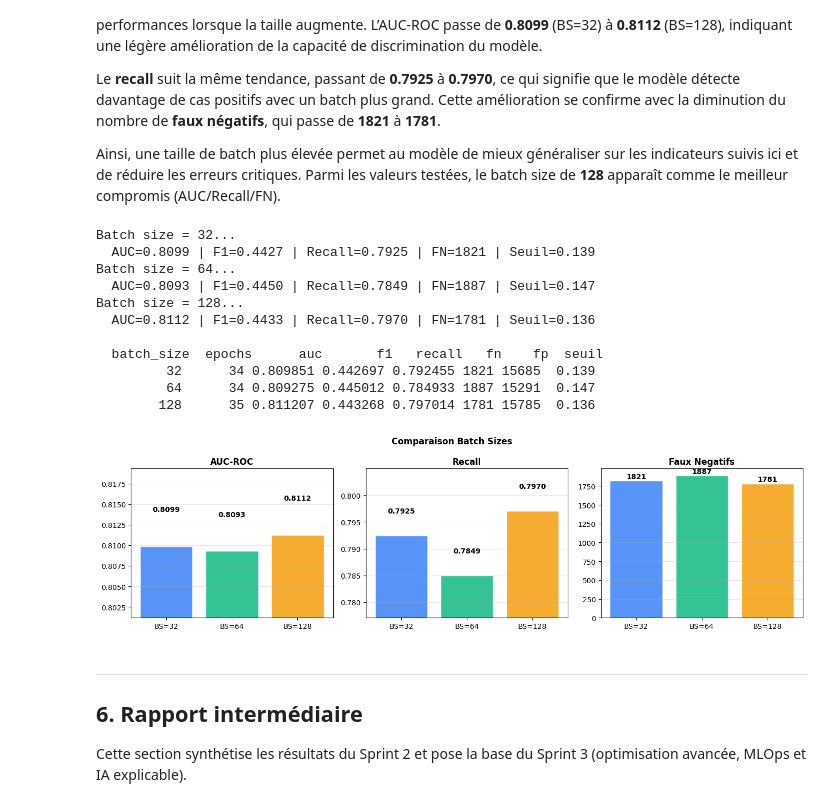
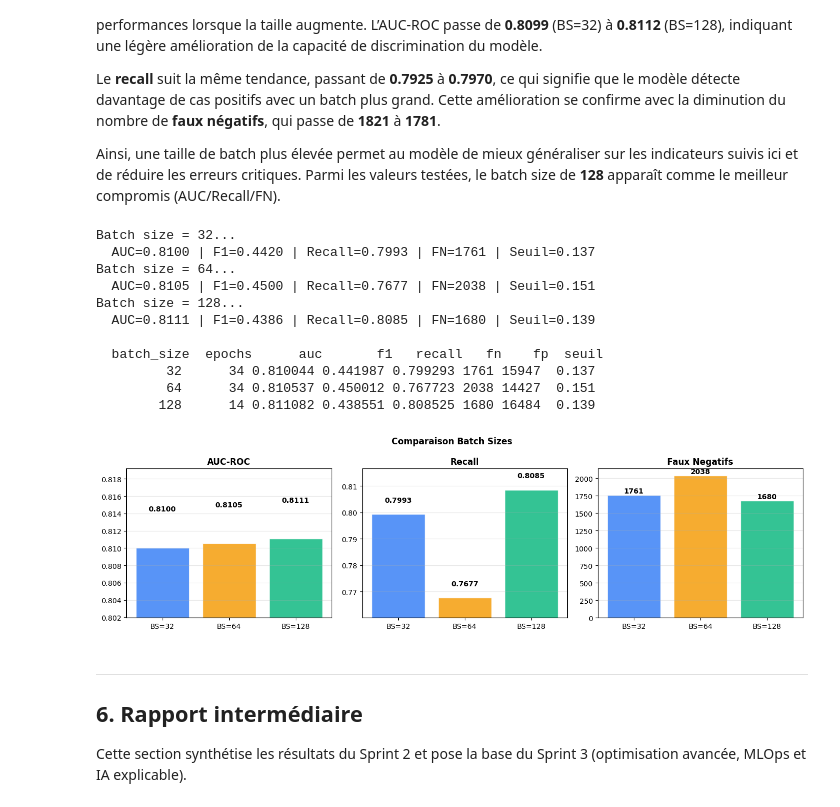
Before and after one commit to A4-CESI/deep_learning, a Jupyter notebook: 02_modelisation.ipynb, the cells around one changed output. Saved outputs shown, nothing was run; the diff lists cells and outputs as text; code cells hidden in the pictures.

```diff
--- a/02_modelisation.ipynb
+++ b/02_modelisation.ipynb
@@ -343,11 +346,11 @@ fpr_arr, tpr_arr, thr_arr = roc_curve(y_test, y_proba)
 opt_idx = np.argmax(tpr_arr - fpr_arr)
 opt_thr = thr_arr[opt_idx]
 
-print(f'Seuil par defaut : 0.050')
+print(f'Seuil par defaut : 0.5')
 print(f'Seuil optimal (Youden) : {opt_thr:.3f}')
 print()
 
-for seuil, label in [(0.05, 'Seuil 0.05'), (opt_thr, f'Seuil optimal ({opt_thr:.2f})')]:
+for seuil, label in [(0.5, 'Seuil 0.5'), (opt_thr, f'Seuil optimal ({opt_thr:.2f})')]:
     yp = (y_proba >= seuil).astype(int)
     cm_s = confusion_matrix(y_test, yp)
     tn_s, fp_s, fn_s, tp_s = cm_s.ravel()
@@ -459,38 +462,38 @@ df_res = pd.DataFrame(resultats)
 print('\n', df_res.to_string(index=False))
 # %% [output]
 Batch size = 32...
-  AUC=0.8099 | F1=0.4427 | Recall=0.7925 | FN=1821 | Seuil=0.139
+  AUC=0.8100 | F1=0.4420 | Recall=0.7993 | FN=1761 | Seuil=0.137
 Batch size = 64...
-  AUC=0.8093 | F1=0.4450 | Recall=0.7849 | FN=1887 | Seuil=0.147
+  AUC=0.8105 | F1=0.4500 | Recall=0.7677 | FN=2038 | Seuil=0.151
 Batch size = 128...
-  AUC=0.8112 | F1=0.4433 | Recall=0.7970 | FN=1781 | Seuil=0.136
+  AUC=0.8111 | F1=0.4386 | Recall=0.8085 | FN=1680 | Seuil=0.139
 
   batch_size  epochs      auc       f1   recall   fn    fp  seuil
-         32      34 0.809851 0.442697 0.792455 1821 15685  0.139
-         64      34 0.809275 0.445012 0.784933 1887 15291  0.147
-        128      35 0.811207 0.443268 0.797014 1781 15785  0.136
+         32      34 0.810044 0.441987 0.799293 1761 15947  0.137
+         64      34 0.810537 0.450012 0.767723 2038 14427  0.151
+        128      14 0.811082 0.438551 0.808525 1680 16484  0.139
 # %%
 fig, axes = plt.subplots(1, 3, figsize=(14, 4))
-colors = ['#3B82F6', '#10B981', '#F59E0B']
+colors = ['#3B82F6', '#F59E0B', '#10B981']  # ← 3 couleurs distinctes pour les 3 batch sizes
 labels = [f'BS={r["batch_size"]}' for r in resultats]
 
 for ax, (col, title) in zip(axes, [('auc','AUC-ROC'), ('recall','Recall'), ('fn','Faux Negatifs')]):
     vals = [r[col] for r in resultats]
     bars = ax.bar(labels, vals, color=colors, alpha=0.85, edgecolor='white')
     ax.set_title(title, fontweight='bold')
     if col != 'fn':
         ax.set_ylim([min(vals)*0.99, max(vals)*1.01])
     for bar, v in zip(bars, vals):
         lbl = f'{v:.4f}' if isinstance(v, float) else str(v)
         ax.text(bar.get_x()+bar.get_width()/2, bar.get_height()*1.005,
                 lbl, ha='center', va='bottom', fontsize=10, fontweight='bold')
     ax.grid(True, alpha=0.3, axis='y')
 
 plt.suptitle('Comparaison Batch Sizes', fontsize=12, fontweight='bold')
 plt.tight_layout()
 plt.show()
 # %% [output]
-[figure, old version]
+[figure, new version]
 # %% [markdown]
 ---
 ## 6. Rapport intermédiaire
```
Also changed, not shown: parts of 7 cells of this notebook, 22 other files.
